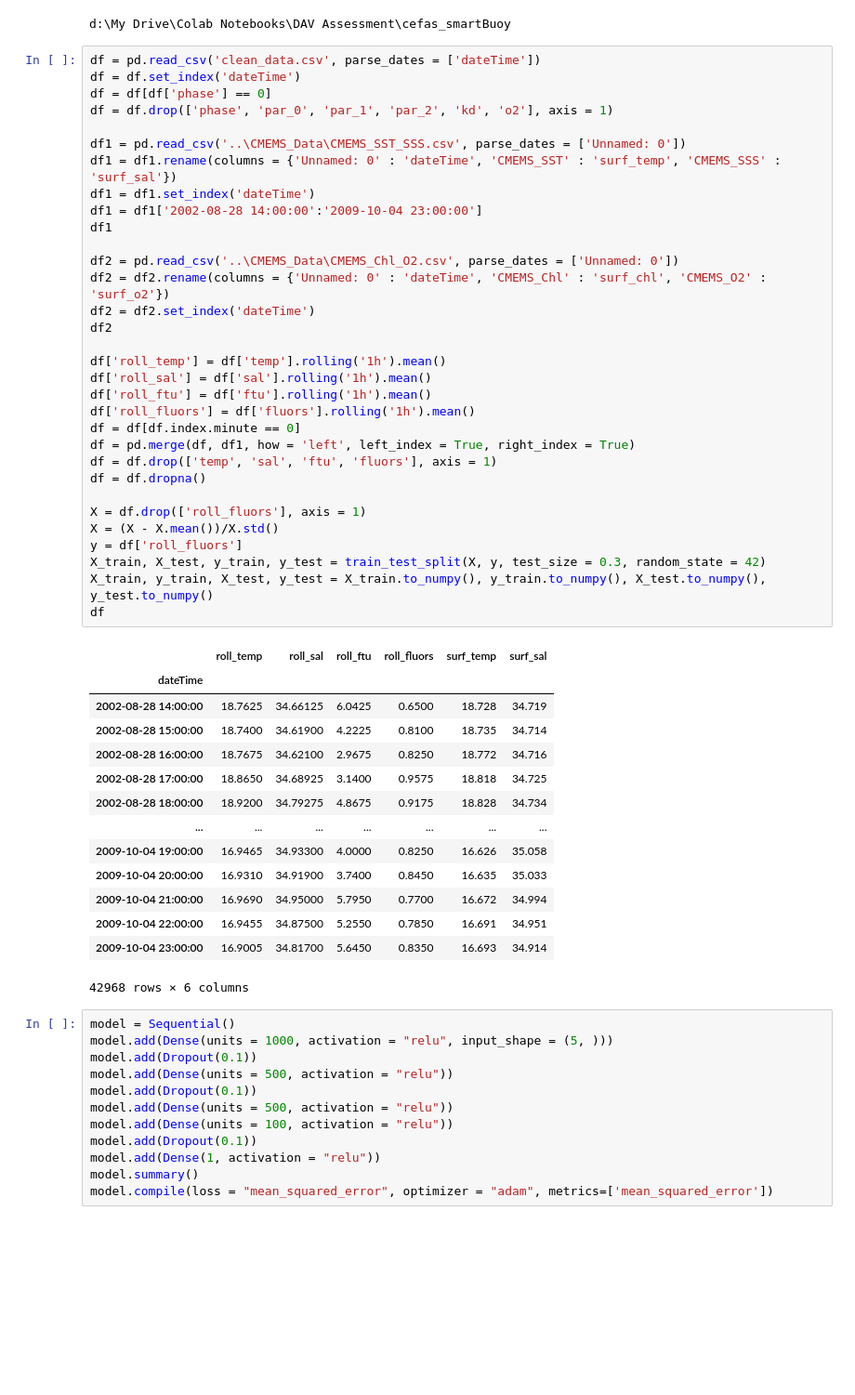
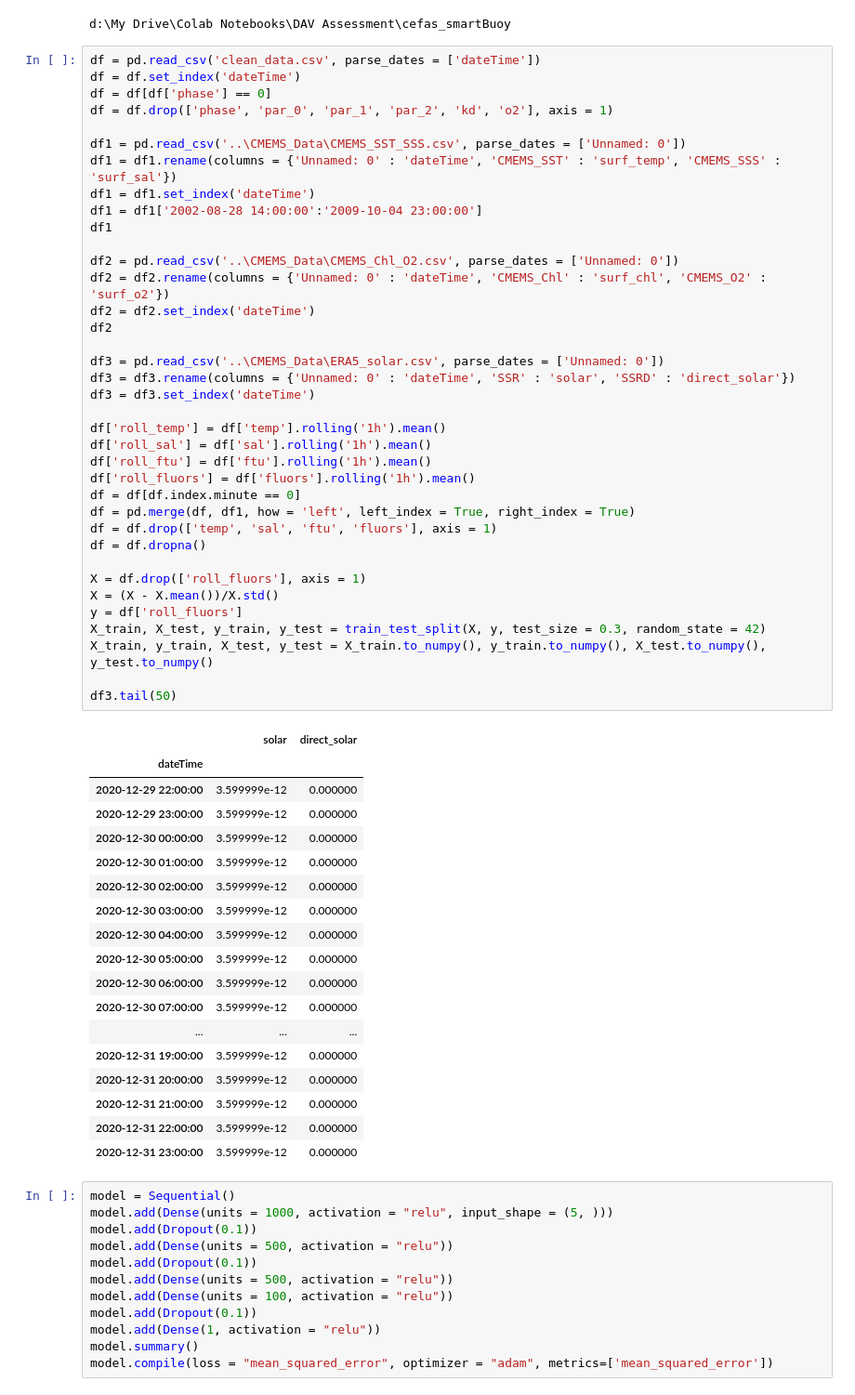
Before and after one commit to Reubenpt123/DAV, a Jupyter notebook: Neural_net.ipynb, the cells around one changed output. Shown at 93% size. Drawn from its saved outputs; the diff is of its cells as text; blank space fills up the shorter version.

Commit message:
Adding new data

```diff
--- a/Neural_net.ipynb
+++ b/Neural_net.ipynb
@@ -25,48 +25,57 @@ df = pd.read_csv('clean_data.csv', parse_dates = ['dateTime'])
 df = df.set_index('dateTime')
 df = df[df['phase'] == 0]
 df = df.drop(['phase', 'par_0', 'par_1', 'par_2', 'kd', 'o2'], axis = 1)
 
 df1 = pd.read_csv('..\CMEMS_Data\CMEMS_SST_SSS.csv', parse_dates = ['Unnamed: 0'])
 df1 = df1.rename(columns = {'Unnamed: 0' : 'dateTime', 'CMEMS_SST' : 'surf_temp', 'CMEMS_SSS' : 'surf_sal'})
 df1 = df1.set_index('dateTime')
 df1 = df1['2002-08-28 14:00:00':'2009-10-04 23:00:00']
 df1
 
 df2 = pd.read_csv('..\CMEMS_Data\CMEMS_Chl_O2.csv', parse_dates = ['Unnamed: 0'])
 df2 = df2.rename(columns = {'Unnamed: 0' : 'dateTime', 'CMEMS_Chl' : 'surf_chl', 'CMEMS_O2' : 'surf_o2'})
 df2 = df2.set_index('dateTime')
 df2
 
+df3 = pd.read_csv('..\CMEMS_Data\ERA5_solar.csv', parse_dates = ['Unnamed: 0'])
+df3 = df3.rename(columns = {'Unnamed: 0' : 'dateTime', 'SSR' : 'solar', 'SSRD' : 'direct_solar'})
+df3 = df3.set_index('dateTime')
+
 df['roll_temp'] = df['temp'].rolling('1h').mean()
 df['roll_sal'] = df['sal'].rolling('1h').mean()
 df['roll_ftu'] = df['ftu'].rolling('1h').mean()
 df['roll_fluors'] = df['fluors'].rolling('1h').mean()
 df = df[df.index.minute == 0]
 df = pd.merge(df, df1, how = 'left', left_index = True, right_index = True)
 df = df.drop(['temp', 'sal', 'ftu', 'fluors'], axis = 1)
 df = df.dropna()
 
 X = df.drop(['roll_fluors'], axis = 1)
 X = (X - X.mean())/X.std()
 y = df['roll_fluors']
 X_train, X_test, y_train, y_test = train_test_split(X, y, test_size = 0.3, random_state = 42)
 X_train, y_train, X_test, y_test = X_train.to_numpy(), y_train.to_numpy(), X_test.to_numpy(), y_test.to_numpy()
-df
+
+df3.tail(50)
 # %% [output]
-|  | roll_temp | roll_sal | roll_ftu | roll_fluors | surf_temp | surf_sal |
-| dateTime |  |  |  |  |  |  |
-| 2002-08-28 14:00:00 | 18.7625 | 34.66125 | 6.0425 | 0.6500 | 18.728 | 34.719 |
-| 2002-08-28 15:00:00 | 18.7400 | 34.61900 | 4.2225 | 0.8100 | 18.735 | 34.714 |
-| 2002-08-28 16:00:00 | 18.7675 | 34.62100 | 2.9675 | 0.8250 | 18.772 | 34.716 |
-| 2002-08-28 17:00:00 | 18.8650 | 34.68925 | 3.1400 | 0.9575 | 18.818 | 34.725 |
-| 2002-08-28 18:00:00 | 18.9200 | 34.79275 | 4.8675 | 0.9175 | 18.828 | 34.734 |
-| ... | ... | ... | ... | ... | ... | ... |
-| 2009-10-04 19:00:00 | 16.9465 | 34.93300 | 4.0000 | 0.8250 | 16.626 | 35.058 |
-| 2009-10-04 20:00:00 | 16.9310 | 34.91900 | 3.7400 | 0.8450 | 16.635 | 35.033 |
-| 2009-10-04 21:00:00 | 16.9690 | 34.95000 | 5.7950 | 0.7700 | 16.672 | 34.994 |
-| 2009-10-04 22:00:00 | 16.9455 | 34.87500 | 5.2550 | 0.7850 | 16.691 | 34.951 |
-| 2009-10-04 23:00:00 | 16.9005 | 34.81700 | 5.6450 | 0.8350 | 16.693 | 34.914 |
+|  | solar | direct_solar |
+| dateTime |  |  |
+| 2020-12-29 22:00:00 | 3.599999e-12 | 0.000000 |
+| 2020-12-29 23:00:00 | 3.599999e-12 | 0.000000 |
+| 2020-12-30 00:00:00 | 3.599999e-12 | 0.000000 |
+| 2020-12-30 01:00:00 | 3.599999e-12 | 0.000000 |
+| 2020-12-30 02:00:00 | 3.599999e-12 | 0.000000 |
+| 2020-12-30 03:00:00 | 3.599999e-12 | 0.000000 |
+| 2020-12-30 04:00:00 | 3.599999e-12 | 0.000000 |
+| 2020-12-30 05:00:00 | 3.599999e-12 | 0.000000 |
+| 2020-12-30 06:00:00 | 3.599999e-12 | 0.000000 |
+| 2020-12-30 07:00:00 | 3.599999e-12 | 0.000000 |
+| ... | ... | ... |
+| 2020-12-31 19:00:00 | 3.599999e-12 | 0.000000 |
+| 2020-12-31 20:00:00 | 3.599999e-12 | 0.000000 |
+| 2020-12-31 21:00:00 | 3.599999e-12 | 0.000000 |
+| 2020-12-31 22:00:00 | 3.599999e-12 | 0.000000 |
+| 2020-12-31 23:00:00 | 3.599999e-12 | 0.000000 |
-42968 rows × 6 columns
 # %%
 model = Sequential()
 model.add(Dense(units = 1000, activation = "relu", input_shape = (5, )))
```
Also changed, not shown: parts of 1 cell of this notebook.
